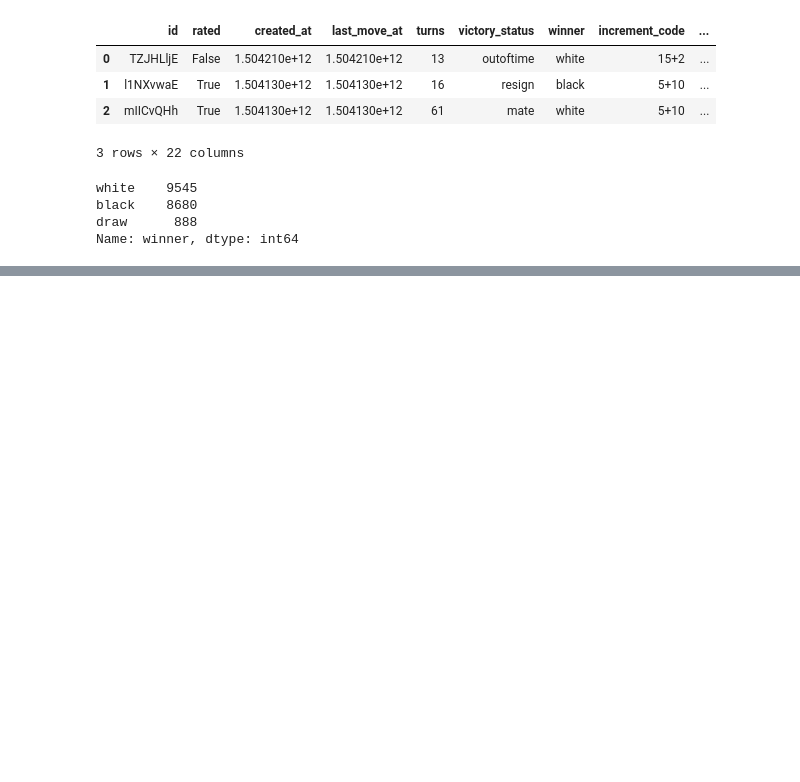
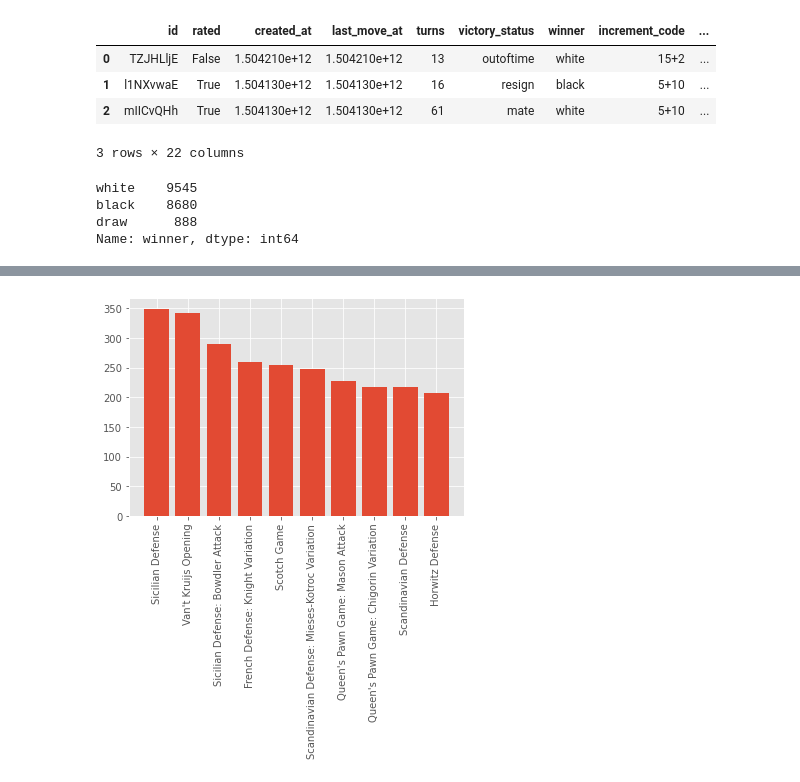
Before and after one commit to rmesrobi/Chess-Openings-EDA, a Jupyter notebook: chess_EDA.ipynb, the cells around one changed output, grey strips where cells are left out. Cells and saved outputs as stored; diff of their text form; code cells hidden in the pictures; blank space fills up the shorter version.

```diff
--- a/chess_EDA.ipynb
+++ b/chess_EDA.ipynb
@@ -301,0 +371,3 @@ handles, labels = ax.get_legend_handles_labels();
+# %%
+openings = df['opening_name'].value_counts()
+openings
@@ -301,0 +387,6 @@ handles, labels = ax.get_legend_handles_labels();
+# %%
+fig, ax = plt.subplots(1,1)
+ax.bar(openings.index[:10], openings[:10])
+plt.xticks(rotation = 90);
+# %% [output]
+[figure, added]
```
Also changed, not shown: parts of 41 cells of this notebook, 1 other file.
